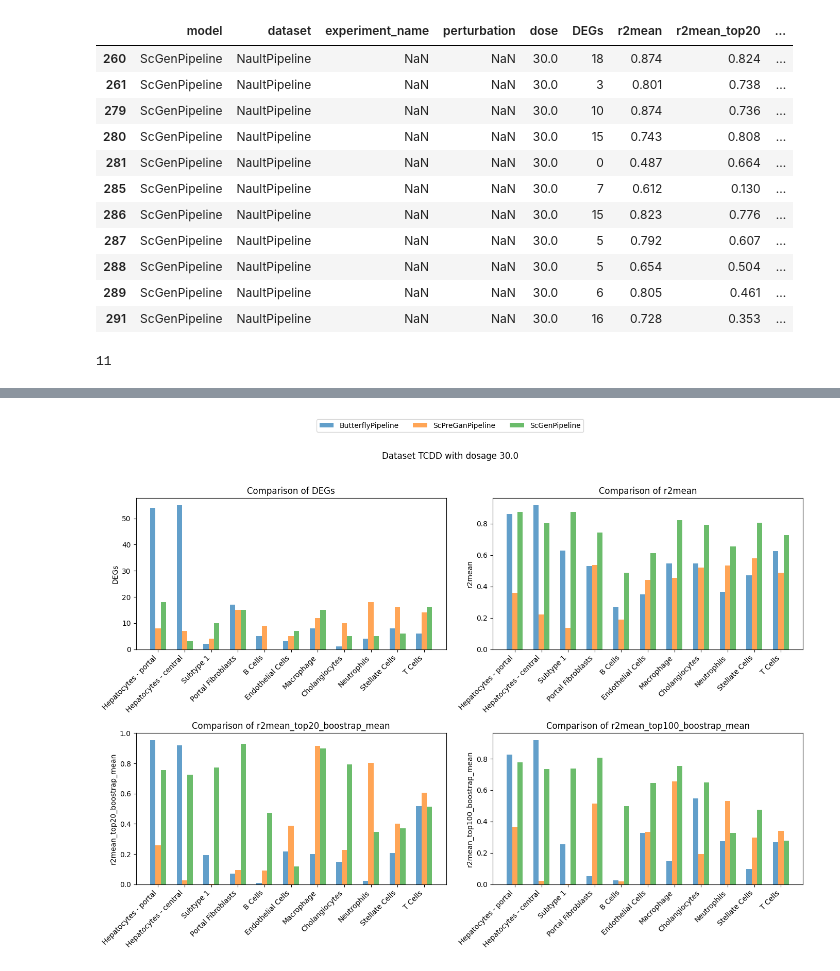
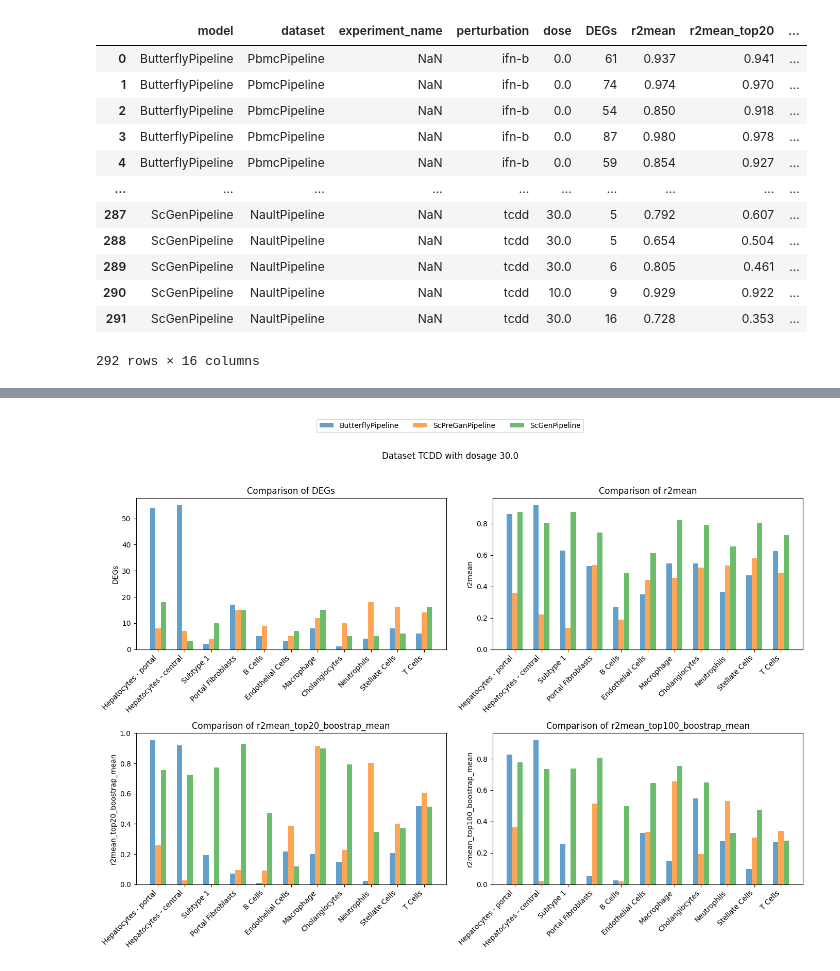
Before and after one commit to thodkatz/thesis, a Jupyter notebook: analysis/analysis.ipynb, the cells around one changed output, grey strips where cells are left out. Drawn from its saved outputs; the diff is of its cells as text; code cells hidden in the pictures.

```diff
--- a/analysis/analysis.ipynb
+++ b/analysis/analysis.ipynb
@@ -77,20 +6,17 @@ df_scgen
-# %%
-df_scgen
-# %% [output]
-|  | model | dataset | experiment_name | perturbation | dose | DEGs | r2mean | r2mean_top20 | ... |
-| 260 | ScGenPipeline | NaultPipeline | NaN | NaN | 30.0 | 18 | 0.874 | 0.824 | ... |
-| 261 | ScGenPipeline | NaultPipeline | NaN | NaN | 30.0 | 3 | 0.801 | 0.738 | ... |
-| 279 | ScGenPipeline | NaultPipeline | NaN | NaN | 30.0 | 10 | 0.874 | 0.736 | ... |
-| 280 | ScGenPipeline | NaultPipeline | NaN | NaN | 30.0 | 15 | 0.743 | 0.808 | ... |
-| 281 | ScGenPipeline | NaultPipeline | NaN | NaN | 30.0 | 0 | 0.487 | 0.664 | ... |
-| 285 | ScGenPipeline | NaultPipeline | NaN | NaN | 30.0 | 7 | 0.612 | 0.130 | ... |
-| 286 | ScGenPipeline | NaultPipeline | NaN | NaN | 30.0 | 15 | 0.823 | 0.776 | ... |
-| 287 | ScGenPipeline | NaultPipeline | NaN | NaN | 30.0 | 5 | 0.792 | 0.607 | ... |
-| 288 | ScGenPipeline | NaultPipeline | NaN | NaN | 30.0 | 5 | 0.654 | 0.504 | ... |
-| 289 | ScGenPipeline | NaultPipeline | NaN | NaN | 30.0 | 6 | 0.805 | 0.461 | ... |
-| 291 | ScGenPipeline | NaultPipeline | NaN | NaN | 30.0 | 16 | 0.728 | 0.353 | ... |
-# %%
-len(df_nault_dosage30['cell_type_test'].unique().tolist())
-# %% [output]
-11
+# %%
+METRICS_DF
+# %% [output]
+|  | model | dataset | experiment_name | perturbation | dose | DEGs | r2mean | r2mean_top20 | ... |
+| 0 | ButterflyPipeline | PbmcPipeline | NaN | ifn-b | 0.0 | 61 | 0.937 | 0.941 | ... |
+| 1 | ButterflyPipeline | PbmcPipeline | NaN | ifn-b | 0.0 | 74 | 0.974 | 0.970 | ... |
+| 2 | ButterflyPipeline | PbmcPipeline | NaN | ifn-b | 0.0 | 54 | 0.850 | 0.918 | ... |
+| 3 | ButterflyPipeline | PbmcPipeline | NaN | ifn-b | 0.0 | 87 | 0.980 | 0.978 | ... |
+| 4 | ButterflyPipeline | PbmcPipeline | NaN | ifn-b | 0.0 | 59 | 0.854 | 0.927 | ... |
+| ... | ... | ... | ... | ... | ... | ... | ... | ... | ... |
+| 287 | ScGenPipeline | NaultPipeline | NaN | tcdd | 30.0 | 5 | 0.792 | 0.607 | ... |
+| 288 | ScGenPipeline | NaultPipeline | NaN | tcdd | 30.0 | 5 | 0.654 | 0.504 | ... |
+| 289 | ScGenPipeline | NaultPipeline | NaN | tcdd | 30.0 | 6 | 0.805 | 0.461 | ... |
+| 290 | ScGenPipeline | NaultPipeline | NaN | tcdd | 10.0 | 9 | 0.929 | 0.922 | ... |
+| 291 | ScGenPipeline | NaultPipeline | NaN | tcdd | 30.0 | 16 | 0.728 | 0.353 | ... |
+292 rows × 16 columns
 # %%
```
Also changed, not shown: parts of 14 cells of this notebook, 2 other files.
